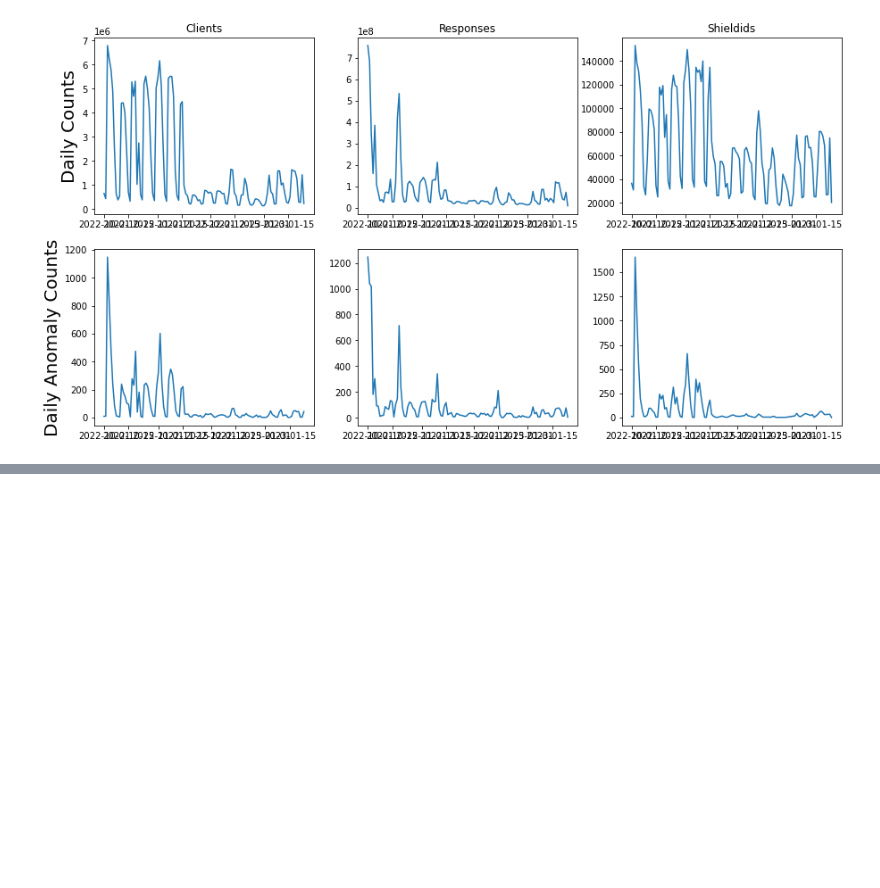
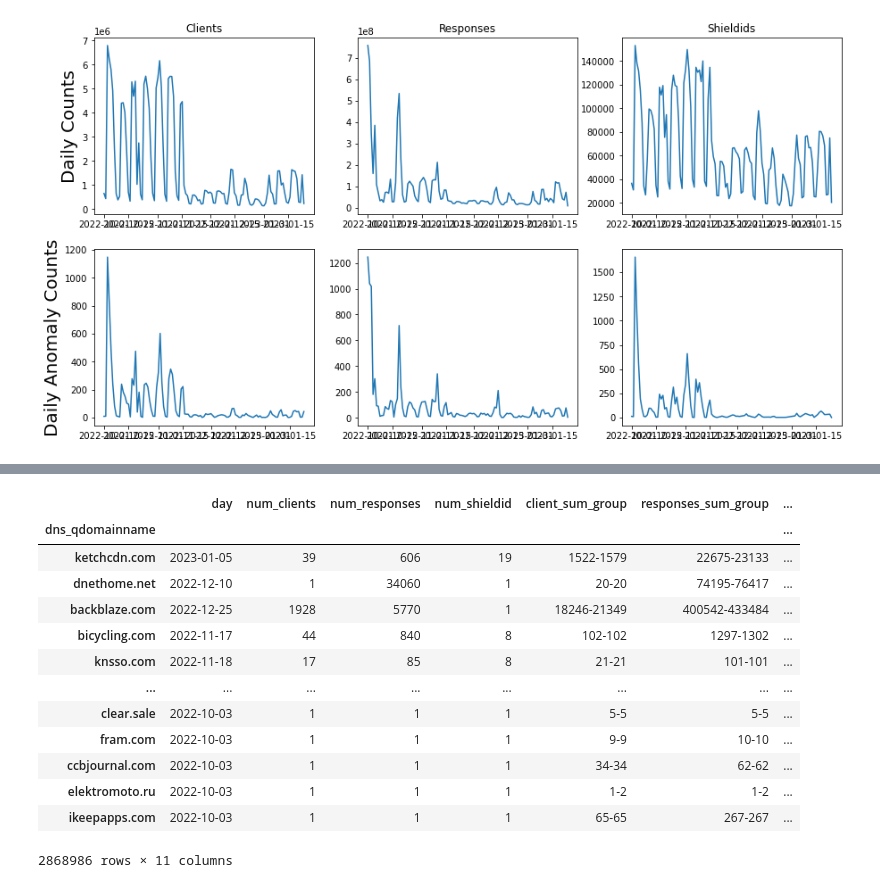
Before and after one commit to IntrusionINTZ/UniversityOfMontana_2023Spring, a Jupyter notebook: Luke/AnomalyFinder2.ipynb, the cells around one changed output, grey strips where cells are left out. Saved outputs shown, nothing was run; the diff lists cells and outputs as text; code cells hidden in the pictures; blank space fills up the shorter version.

```diff
--- a/Luke/AnomalyFinder2.ipynb
+++ b/Luke/AnomalyFinder2.ipynb
@@ -261,0 +326,19 @@ top_anoms.loc[top_anoms.index=='beside.media']
+# %%
+df[['day','num_clients', 'num_responses', 'num_shieldid',
+    'client_sum_group', 'responses_sum_group', 'shield_sum_group',
+    'client_norm', 'response_norm', 'shieldid_norm', 'normal_obs']]
+# %% [output]
+|  | day | num_clients | num_responses | num_shieldid | client_sum_group | responses_sum_group | ... |
+| dns_qdomainname |  |  |  |  |  |  | ... |
+| ketchcdn.com | 2023-01-05 | 39 | 606 | 19 | 1522-1579 | 22675-23133 | ... |
+| dnethome.net | 2022-12-10 | 1 | 34060 | 1 | 20-20 | 74195-76417 | ... |
+| backblaze.com | 2022-12-25 | 1928 | 5770 | 1 | 18246-21349 | 400542-433484 | ... |
+| bicycling.com | 2022-11-17 | 44 | 840 | 8 | 102-102 | 1297-1302 | ... |
+| knsso.com | 2022-11-18 | 17 | 85 | 8 | 21-21 | 101-101 | ... |
+| ... | ... | ... | ... | ... | ... | ... | ... |
+| clear.sale | 2022-10-03 | 1 | 1 | 1 | 5-5 | 5-5 | ... |
+| fram.com | 2022-10-03 | 1 | 1 | 1 | 9-9 | 10-10 | ... |
+| ccbjournal.com | 2022-10-03 | 1 | 1 | 1 | 34-34 | 62-62 | ... |
+| elektromoto.ru | 2022-10-03 | 1 | 1 | 1 | 1-2 | 1-2 | ... |
+| ikeepapps.com | 2022-10-03 | 1 | 1 | 1 | 65-65 | 267-267 | ... |
+2868986 rows × 11 columns
```
Also changed, not shown: parts of 21 cells of this notebook.
